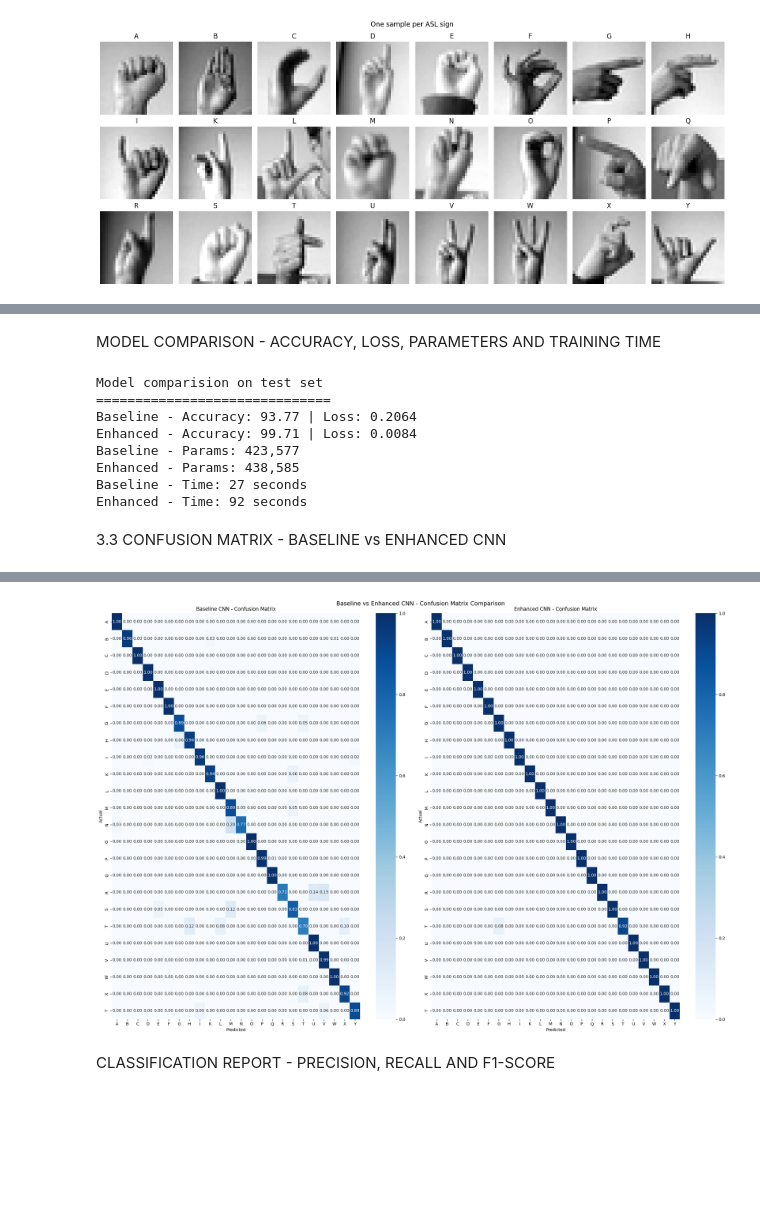
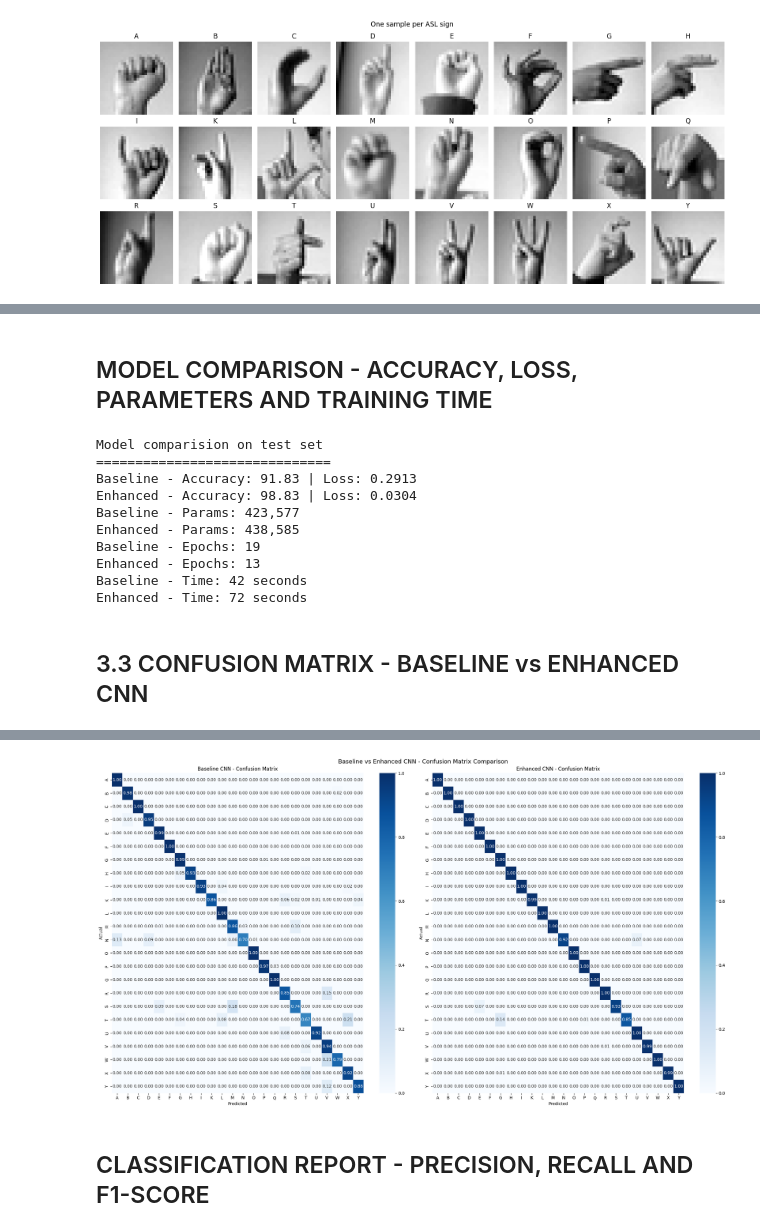
Before and after one commit to v-saketh-p/CSCU9M6, a Jupyter notebook: CSCU9M6_assignment.ipynb, the cells around one changed output, grey strips where cells are left out. Saved outputs shown, nothing was run; the diff lists cells and outputs as text; code cells hidden in the pictures; blank space fills up the shorter version.

```diff
--- a/CSCU9M6_assignment.ipynb
+++ b/CSCU9M6_assignment.ipynb
@@ -208,8 +208,8 @@ start = time.time()
 history_baseline = model_baseline.fit(
     x_train, y_train,
     validation_data = (x_valid, y_valid),
-    epochs = 50,
-    batch_size = 256,
+    epochs = 30,
+    batch_size = 64,
     callbacks = callbacks,
     verbose = 1
 )
@@ -252,8 +252,8 @@ start = time.time()
 history_enhanced = model_enhanced.fit(
     x_train, y_train,
     validation_data = (x_valid, y_valid),
-    epochs = 50,
-    batch_size = 256,
+    epochs = 30,
+    batch_size = 64,
     callbacks = fresh_callbacks,
     verbose = 1
 )
@@ -319,5 +319,5 @@ plt.show()
 # %% [markdown]
-MODEL COMPARISON - ACCURACY, LOSS, PARAMETERS AND TRAINING TIME
+## MODEL COMPARISON - ACCURACY, LOSS, PARAMETERS AND TRAINING TIME
 # %%
 baseline_loss, baseline_accuracy = model_baseline.evaluate(x_test, y_test, verbose = 0)
 enhanced_loss, enhanced_accuracy = model_enhanced.evaluate(x_test, y_test, verbose = 0)
@@ -328,22 +328,27 @@ print(f"Baseline - Accuracy: {baseline_accuracy*100:.2f} | Loss: {baseline_loss:
 print(f"Enhanced - Accuracy: {enhanced_accuracy*100:.2f} | Loss: {enhanced_loss:.4f}")
 print(f"Baseline - Params: {model_baseline.count_params():,}")
 print(f"Enhanced - Params: {model_enhanced.count_params():,}")
+print(f"Baseline - Epochs: {len(history_baseline.history['accuracy'])}")
+print(f"Enhanced - Epochs: {len(history_enhanced.history['accuracy'])}")
 print(f"Baseline - Time: {baseline_time} seconds")
 print(f"Enhanced - Time: {enhanced_time} seconds")
 # %% [output]
 Model comparision on test set
 ==============================
-Baseline - Accuracy: 93.77 | Loss: 0.2064
-Enhanced - Accuracy: 99.71 | Loss: 0.0084
+Baseline - Accuracy: 91.83 | Loss: 0.2913
+Enhanced - Accuracy: 98.83 | Loss: 0.0304
 Baseline - Params: 423,577
 Enhanced - Params: 438,585
-Baseline - Time: 27 seconds
-Enhanced - Time: 92 seconds
+Baseline - Epochs: 19
+Enhanced - Epochs: 13
+Baseline - Time: 42 seconds
+Enhanced - Time: 72 seconds
 # %% [markdown]
-3.3 CONFUSION MATRIX - BASELINE vs ENHANCED CNN
+## 3.3 CONFUSION MATRIX - BASELINE vs ENHANCED CNN
 # %%
-fig, (ax1, ax2) = plt.subplots(1, 2, figsize = (22, 15))
+fig, (ax1, ax2) = plt.subplots(1, 2, figsize = (22, 12))
 
+y_test_classes = np.argmax(y_test, axis = 1)
 y_pred_baseline = model_baseline.predict(x_test)
 y_pred_baseline_classes = np.argmax(y_pred_baseline, axis = 1)
 cm_baseline = confusion_matrix(y_test_classes, y_pred_baseline_classes)
@@ -354,6 +359,8 @@ ax1.set_title('Baseline CNN - Confusion Matrix')
 ax1.set_xlabel('Predicted')
 ax1.set_ylabel('Actual')
 
+y_pred_enhanced = model_enhanced.predict(x_test)
+y_pred_classes = np.argmax(y_pred_enhanced, axis = 1)
 cm_enhanced = confusion_matrix(y_test_classes, y_pred_classes)
 cm_enhanced_normalized = cm_enhanced.astype('float') / cm_enhanced.sum(axis = 1)[:, np.newaxis]
 sns.heatmap(cm_enhanced_normalized, annot = True, fmt = '.2f', cmap = 'Blues',
@@ -370,6 +378,6 @@ plt.show()
-[figure, old version]
+[figure, new version]
 # %% [markdown]
-CLASSIFICATION REPORT - PRECISION, RECALL AND F1-SCORE
+## CLASSIFICATION REPORT - PRECISION, RECALL AND F1-SCORE
 # %%
 print("Classification Report - Baseline CNN")
 print("="*50)
```
Also changed, not shown: parts of 19 cells of this notebook, 2 other files.
